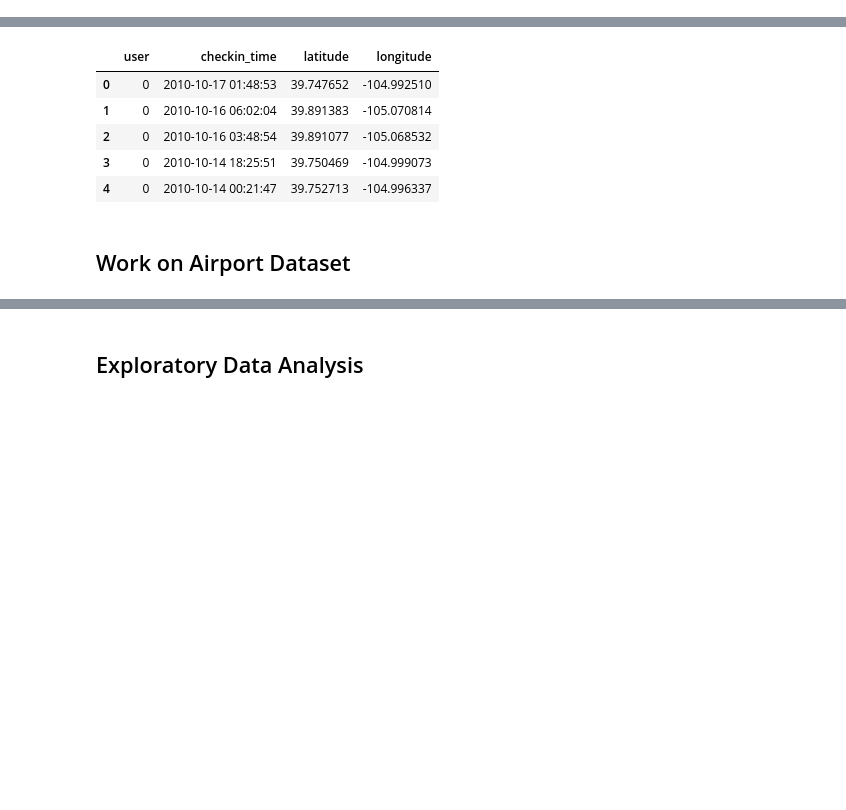
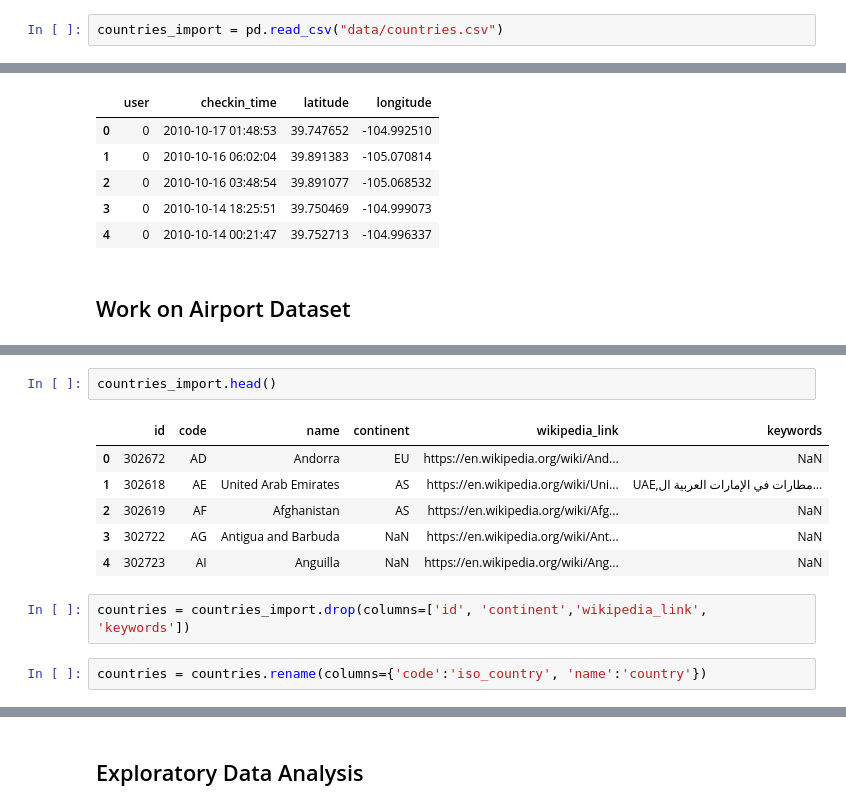
Before and after one commit to epfl-ada/ada-2020-project-milestone-p3-p3_pia, a Jupyter notebook: extension_analysis.ipynb, the cells around one changed output, grey strips where cells are left out. Drawn from its saved outputs; the diff is of its cells as text; blank space fills up the shorter version.

Commit message:
airports done and country names added

```diff
--- a/extension_analysis.ipynb
+++ b/extension_analysis.ipynb
@@ -33,3 +33,5 @@ airports = pd.read_csv("data/airports.csv")
+# %%
+countries_import = pd.read_csv("data/countries.csv")
 # %% [markdown]
 In the following cells, we will only display dataframes for Brightkite.
 # %%
@@ -128,0 +192,13 @@ checkins_b.head()
+# %%
+countries_import.head()
+# %% [output]
+|  | id | code | name | continent | wikipedia_link | keywords |
+| 0 | 302672 | AD | Andorra | EU | https://en.wikipedia.org/wiki/And... | NaN |
+| 1 | 302618 | AE | United Arab Emirates | AS | https://en.wikipedia.org/wiki/Uni... | UAE,مطارات في الإمارات العربية ال... |
+| 2 | 302619 | AF | Afghanistan | AS | https://en.wikipedia.org/wiki/Afg... | NaN |
+| 3 | 302722 | AG | Antigua and Barbuda | NaN | https://en.wikipedia.org/wiki/Ant... | NaN |
+| 4 | 302723 | AI | Anguilla | NaN | https://en.wikipedia.org/wiki/Ang... | NaN |
+# %%
+countries = countries_import.drop(columns=['id', 'continent','wikipedia_link', 'keywords'])
+# %%
+countries = countries.rename(columns={'code':'iso_country', 'name':'country'})
```
Also changed, not shown: parts of 17 cells of this notebook.
